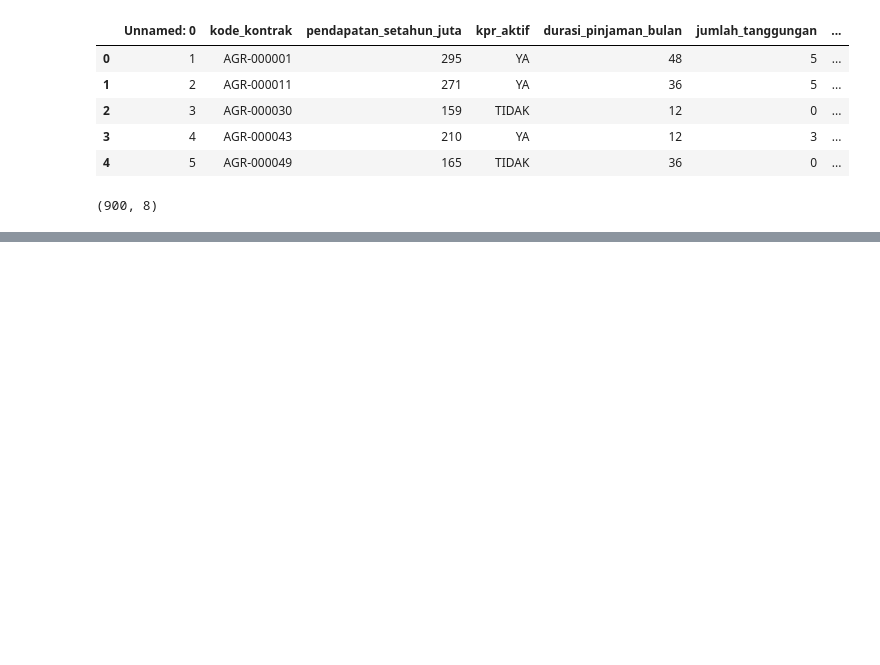
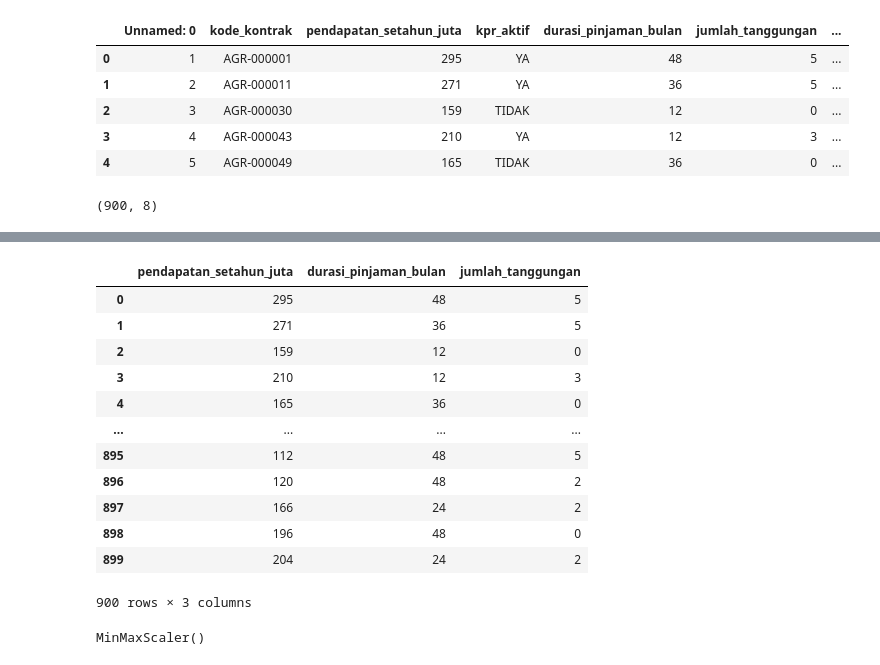
Before and after one commit to Purnomo-Ribut/datamining, a Jupyter notebook: _sources/tugas-8.ipynb, the cells around one changed output, grey strips where cells are left out. Cells and saved outputs as stored; diff of their text form; code cells hidden in the pictures; blank space fills up the shorter version.

```diff
--- a/_sources/tugas-8.ipynb
+++ b/_sources/tugas-8.ipynb
@@ -163,0 +169,21 @@ print(clf_pf.predict([[4, 3, 5, 1.2]]))
+# %%
+# normalize feature 'pendapatan_setahun_juta', 'durasi_pinjaman_bulan', 'jumlah_tanggungan'
+old_normalize_feature_labels = ['pendapatan_setahun_juta', 'durasi_pinjaman_bulan', 'jumlah_tanggungan']
+new_normalized_feature_labels = ['norm_pendapatan_setahun_juta', 'norm_durasi_pinjaman_bulan', 'norm_jumlah_tanggungan']
+normalize_feature = df[old_normalize_feature_labels]
+# %%
+normalize_feature
+# %% [output]
+|  | pendapatan_setahun_juta | durasi_pinjaman_bulan | jumlah_tanggungan |
+| 0 | 295 | 48 | 5 |
+| 1 | 271 | 36 | 5 |
+| 2 | 159 | 12 | 0 |
+| 3 | 210 | 12 | 3 |
+| 4 | 165 | 36 | 0 |
+| ... | ... | ... | ... |
+| 895 | 112 | 48 | 5 |
+| 896 | 120 | 48 | 2 |
+| 897 | 166 | 24 | 2 |
+| 898 | 196 | 48 | 0 |
+| 899 | 204 | 24 | 2 |
+900 rows × 3 columns
@@ -163,0 +192,4 @@ print(clf_pf.predict([[4, 3, 5, 1.2]]))
+# %%
+scaler.fit(normalize_feature)
+# %% [output]
+MinMaxScaler()
```
Also changed, not shown: parts of 67 cells of this notebook, 22 other files.
